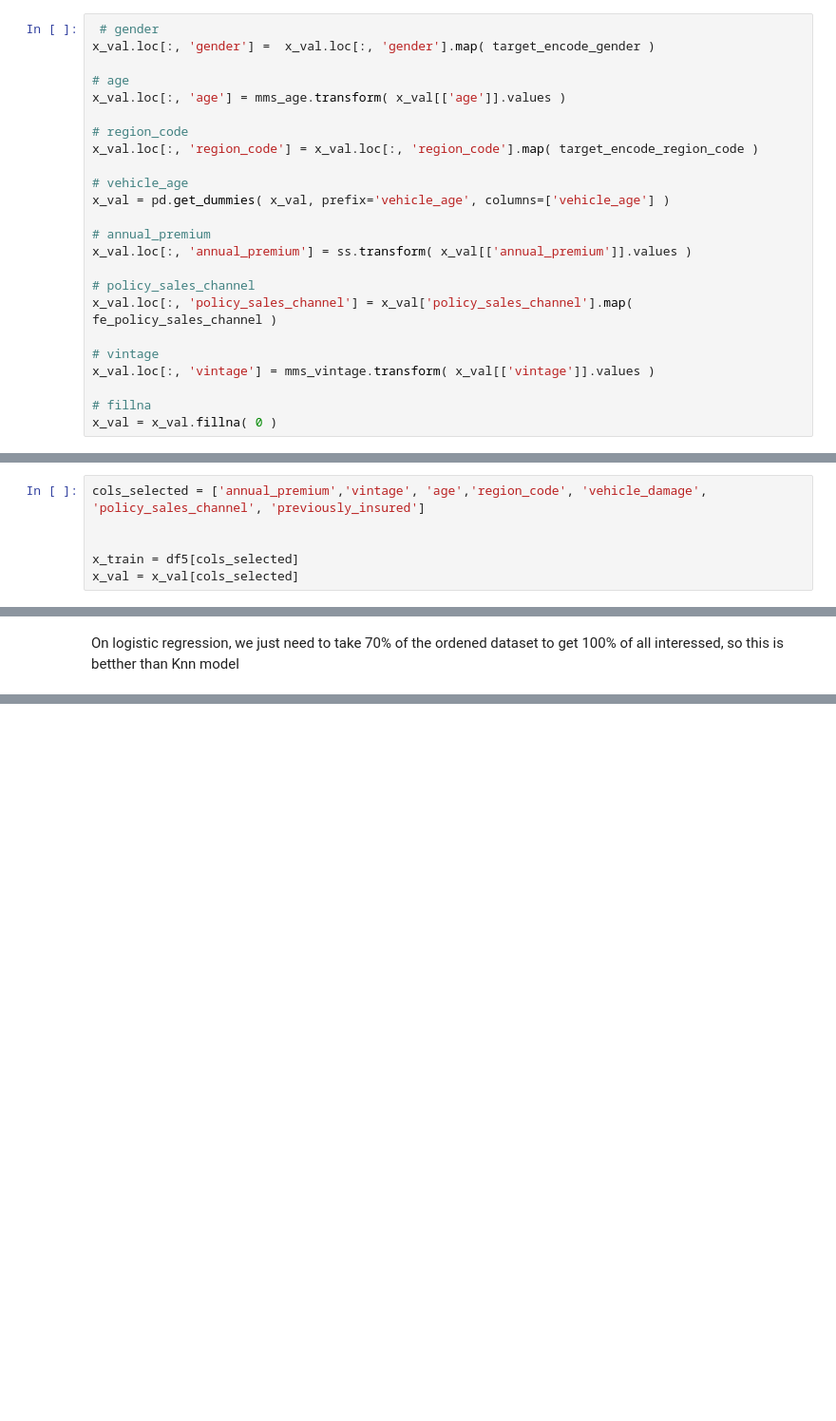
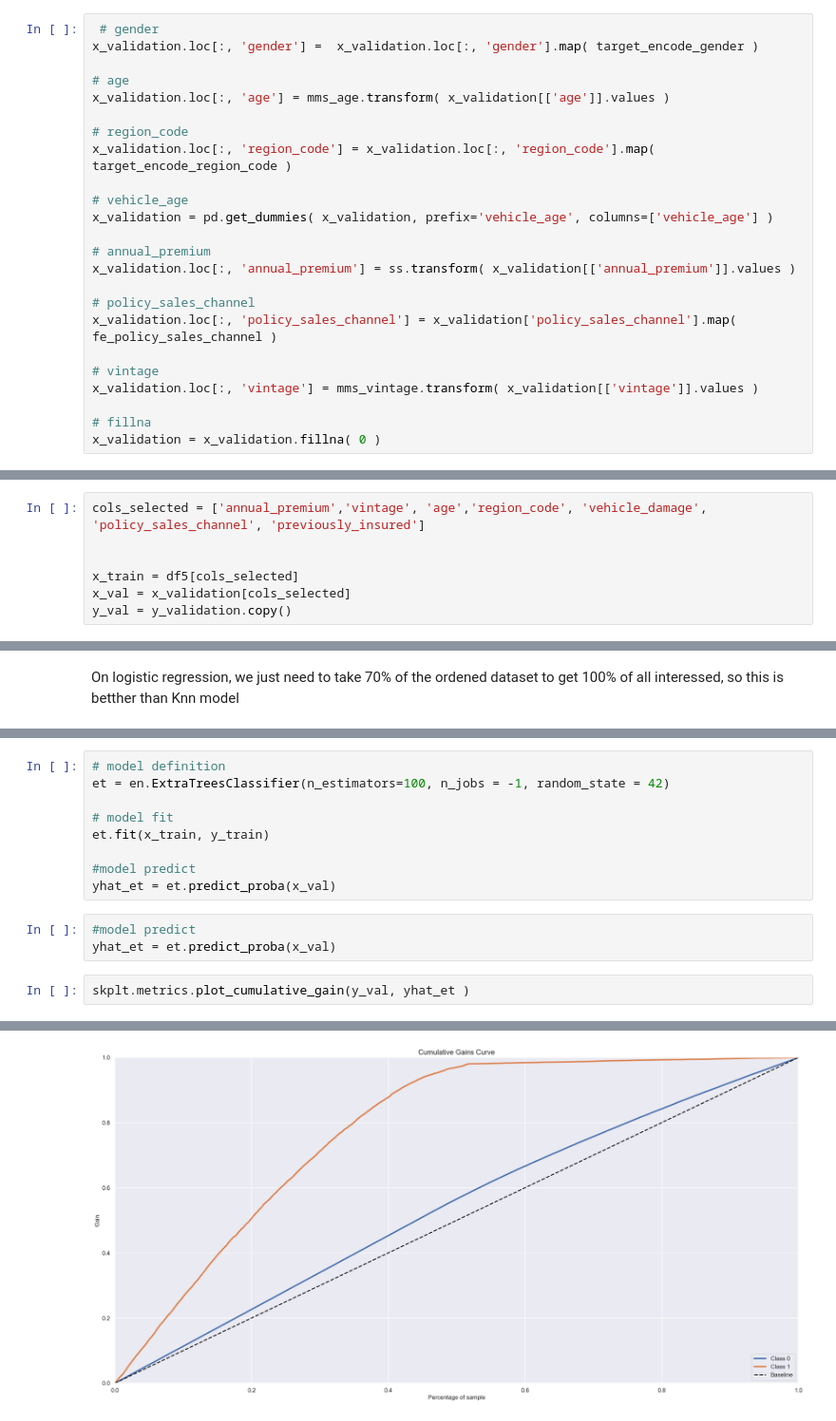
Before and after one commit to franciscofijamo/Health_Insurance_Cross_Sell, a Jupyter notebook: health_insurance_cross_sell/notebooks/1.0.fc_health_insurance_cross_sell-1.ipynb, the cells around one changed output, grey strips where cells are left out. Shown: that part at 95% size. Cells and saved outputs as stored; diff of their text form; blank space fills up the shorter version.

Commit message:
Model Performance

```diff
--- a/health_insurance_cross_sell/notebooks/1.0.fc_health_insurance_cross_sell-1.ipynb
+++ b/health_insurance_cross_sell/notebooks/1.0.fc_health_insurance_cross_sell-1.ipynb
@@ -367,27 +365,27 @@ df5.loc[:, 'policy_sales_channel'] = df5.loc[:, 'policy_sales_channel'].map( fe_
 Apply all transformation implementing on the test data to validation data, it means, all stadartization, encode, and rescaling.
 # %%
  # gender
-x_val.loc[:, 'gender'] =  x_val.loc[:, 'gender'].map( target_encode_gender )
+x_validation.loc[:, 'gender'] =  x_validation.loc[:, 'gender'].map( target_encode_gender )
 
 # age
-x_val.loc[:, 'age'] = mms_age.transform( x_val[['age']].values )
+x_validation.loc[:, 'age'] = mms_age.transform( x_validation[['age']].values )
 
 # region_code
-x_val.loc[:, 'region_code'] = x_val.loc[:, 'region_code'].map( target_encode_region_code )
+x_validation.loc[:, 'region_code'] = x_validation.loc[:, 'region_code'].map( target_encode_region_code )
 
 # vehicle_age
-x_val = pd.get_dummies( x_val, prefix='vehicle_age', columns=['vehicle_age'] )
+x_validation = pd.get_dummies( x_validation, prefix='vehicle_age', columns=['vehicle_age'] )
 
 # annual_premium
-x_val.loc[:, 'annual_premium'] = ss.transform( x_val[['annual_premium']].values )
+x_validation.loc[:, 'annual_premium'] = ss.transform( x_validation[['annual_premium']].values )
 
 # policy_sales_channel
-x_val.loc[:, 'policy_sales_channel'] = x_val['policy_sales_channel'].map( fe_policy_sales_channel )
+x_validation.loc[:, 'policy_sales_channel'] = x_validation['policy_sales_channel'].map( fe_policy_sales_channel )
 
 # vintage
-x_val.loc[:, 'vintage'] = mms_vintage.transform( x_val[['vintage']].values )
+x_validation.loc[:, 'vintage'] = mms_vintage.transform( x_validation[['vintage']].values )
 
 # fillna
-x_val = x_val.fillna( 0 )
+x_validation = x_validation.fillna( 0 )
 # %% [markdown]
 # 6.0 Feature Selection
@@ -454,7 +450,8 @@ cols_selected = ['annual_premium','vintage', 'age','region_code', 'vehicle_damag
 
 
 x_train = df5[cols_selected]
-x_val = x_val[cols_selected]
+x_val = x_validation[cols_selected]
+y_val = y_validation.copy()
 # %% [markdown]
 ## 7.1 KNN
 # %%
@@ -492,0 +492,15 @@ On logistic regression, we just need to take 70% of the ordened dataset to get 1
+# %%
+# model definition
+et = en.ExtraTreesClassifier(n_estimators=100, n_jobs = -1, random_state = 42)
+
+# model fit
+et.fit(x_train, y_train)
+
+#model predict
+yhat_et = et.predict_proba(x_val)
+# %%
+#model predict
+yhat_et = et.predict_proba(x_val)
+# %%
+skplt.metrics.plot_cumulative_gain(y_val, yhat_et )
+# %% [output]
@@ -492,0 +508 @@ On logistic regression, we just need to take 70% of the ordened dataset to get 1
+[figure, added]
```
Also changed, not shown: parts of 13 cells of this notebook.
